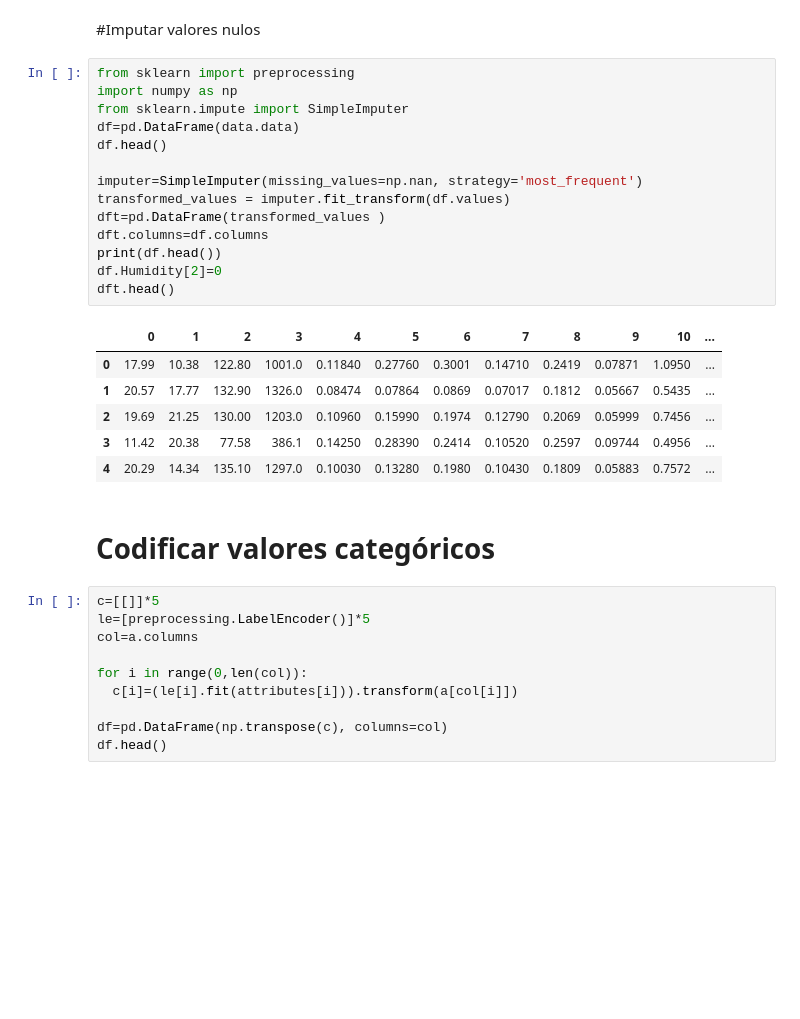
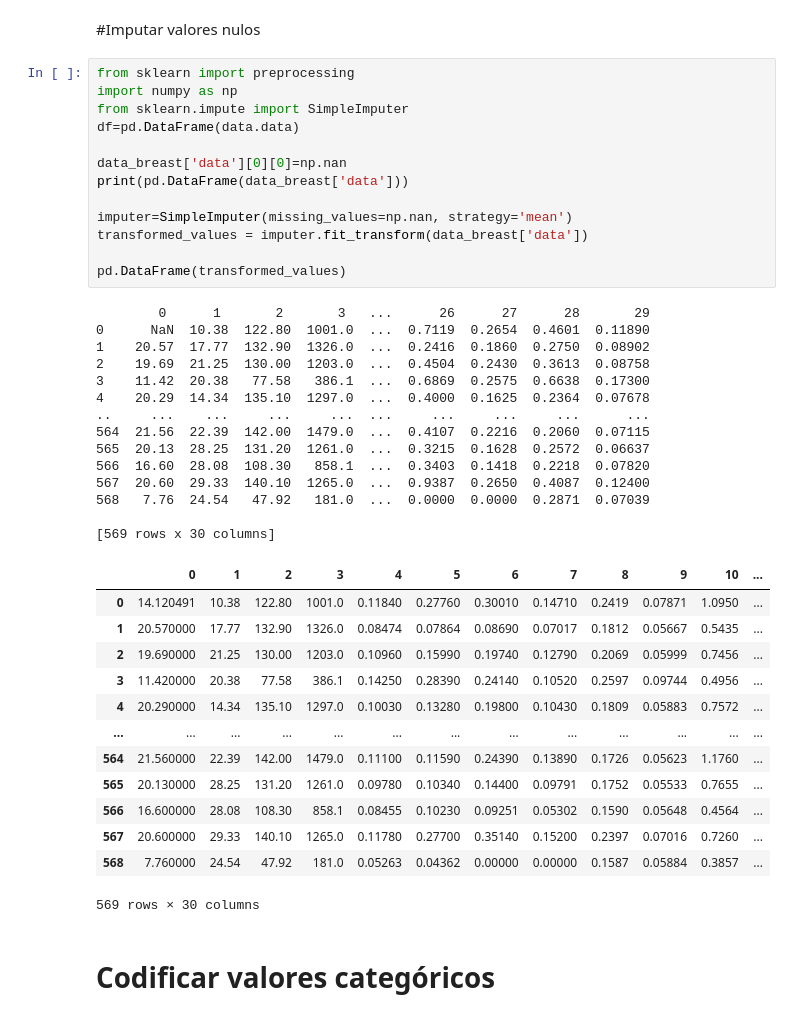
Before and after one commit to guillermohenrion/Intro-Python, a Jupyter notebook: Árboles_de_decisión_from_scratch.ipynb, the cells around one changed output. Cells and saved outputs as stored; diff of their text form; blank space fills up the shorter version.

```diff
--- a/Árboles_de_decisión_from_scratch.ipynb
+++ b/Árboles_de_decisión_from_scratch.ipynb
@@ -399,33 +417,43 @@ Image(graph.create_png())
 # %%
 from sklearn import preprocessing
 import numpy as np
 from sklearn.impute import SimpleImputer
 df=pd.DataFrame(data.data)
-df.head()
 
-imputer=SimpleImputer(missing_values=np.nan, strategy='most_frequent')
-transformed_values = imputer.fit_transform(df.values)
-dft=pd.DataFrame(transformed_values )
-dft.columns=df.columns
-print(df.head())
-df.Humidity[2]=0
-dft.head()
+data_breast['data'][0][0]=np.nan
+print(pd.DataFrame(data_breast['data']))
+
+imputer=SimpleImputer(missing_values=np.nan, strategy='mean')
+transformed_values = imputer.fit_transform(data_breast['data'])
+
+pd.DataFrame(transformed_values)
 # %% [output]
+        0      1       2       3   ...      26      27      28       29
+0      NaN  10.38  122.80  1001.0  ...  0.7119  0.2654  0.4601  0.11890
+1    20.57  17.77  132.90  1326.0  ...  0.2416  0.1860  0.2750  0.08902
+2    19.69  21.25  130.00  1203.0  ...  0.4504  0.2430  0.3613  0.08758
+3    11.42  20.38   77.58   386.1  ...  0.6869  0.2575  0.6638  0.17300
+4    20.29  14.34  135.10  1297.0  ...  0.4000  0.1625  0.2364  0.07678
+..     ...    ...     ...     ...  ...     ...     ...     ...      ...
+564  21.56  22.39  142.00  1479.0  ...  0.4107  0.2216  0.2060  0.07115
+565  20.13  28.25  131.20  1261.0  ...  0.3215  0.1628  0.2572  0.06637
+566  16.60  28.08  108.30   858.1  ...  0.3403  0.1418  0.2218  0.07820
+567  20.60  29.33  140.10  1265.0  ...  0.9387  0.2650  0.4087  0.12400
+568   7.76  24.54   47.92   181.0  ...  0.0000  0.0000  0.2871  0.07039
+
+[569 rows x 30 columns]
 |  | 0 | 1 | 2 | 3 | 4 | 5 | 6 | 7 | 8 | 9 | 10 | ... |
-| 0 | 17.99 | 10.38 | 122.80 | 1001.0 | 0.11840 | 0.27760 | 0.3001 | 0.14710 | 0.2419 | 0.07871 | 1.0950 | ... |
-| 1 | 20.57 | 17.77 | 132.90 | 1326.0 | 0.08474 | 0.07864 | 0.0869 | 0.07017 | 0.1812 | 0.05667 | 0.5435 | ... |
-| 2 | 19.69 | 21.25 | 130.00 | 1203.0 | 0.10960 | 0.15990 | 0.1974 | 0.12790 | 0.2069 | 0.05999 | 0.7456 | ... |
-| 3 | 11.42 | 20.38 | 77.58 | 386.1 | 0.14250 | 0.28390 | 0.2414 | 0.10520 | 0.2597 | 0.09744 | 0.4956 | ... |
-| 4 | 20.29 | 14.34 | 135.10 | 1297.0 | 0.10030 | 0.13280 | 0.1980 | 0.10430 | 0.1809 | 0.05883 | 0.7572 | ... |
+| 0 | 14.120491 | 10.38 | 122.80 | 1001.0 | 0.11840 | 0.27760 | 0.30010 | 0.14710 | 0.2419 | 0.07871 | 1.0950 | ... |
+| 1 | 20.570000 | 17.77 | 132.90 | 1326.0 | 0.08474 | 0.07864 | 0.08690 | 0.07017 | 0.1812 | 0.05667 | 0.5435 | ... |
+| 2 | 19.690000 | 21.25 | 130.00 | 1203.0 | 0.10960 | 0.15990 | 0.19740 | 0.12790 | 0.2069 | 0.05999 | 0.7456 | ... |
+| 3 | 11.420000 | 20.38 | 77.58 | 386.1 | 0.14250 | 0.28390 | 0.24140 | 0.10520 | 0.2597 | 0.09744 | 0.4956 | ... |
+| 4 | 20.290000 | 14.34 | 135.10 | 1297.0 | 0.10030 | 0.13280 | 0.19800 | 0.10430 | 0.1809 | 0.05883 | 0.7572 | ... |
+| ... | ... | ... | ... | ... | ... | ... | ... | ... | ... | ... | ... | ... |
+| 564 | 21.560000 | 22.39 | 142.00 | 1479.0 | 0.11100 | 0.11590 | 0.24390 | 0.13890 | 0.1726 | 0.05623 | 1.1760 | ... |
+| 565 | 20.130000 | 28.25 | 131.20 | 1261.0 | 0.09780 | 0.10340 | 0.14400 | 0.09791 | 0.1752 | 0.05533 | 0.7655 | ... |
+| 566 | 16.600000 | 28.08 | 108.30 | 858.1 | 0.08455 | 0.10230 | 0.09251 | 0.05302 | 0.1590 | 0.05648 | 0.4564 | ... |
+| 567 | 20.600000 | 29.33 | 140.10 | 1265.0 | 0.11780 | 0.27700 | 0.35140 | 0.15200 | 0.2397 | 0.07016 | 0.7260 | ... |
+| 568 | 7.760000 | 24.54 | 47.92 | 181.0 | 0.05263 | 0.04362 | 0.00000 | 0.00000 | 0.1587 | 0.05884 | 0.3857 | ... |
+569 rows × 30 columns
 # %% [markdown]
 # Codificar valores categóricos
-# %%
-c=[[]]*5
-le=[preprocessing.LabelEncoder()]*5
-col=a.columns
-
-for i in range(0,len(col)):
-  c[i]=(le[i].fit(attributes[i])).transform(a[col[i]])
-
-df=pd.DataFrame(np.transpose(c), columns=col)
-df.head()
```
Also changed, not shown: parts of 3 cells of this notebook.
